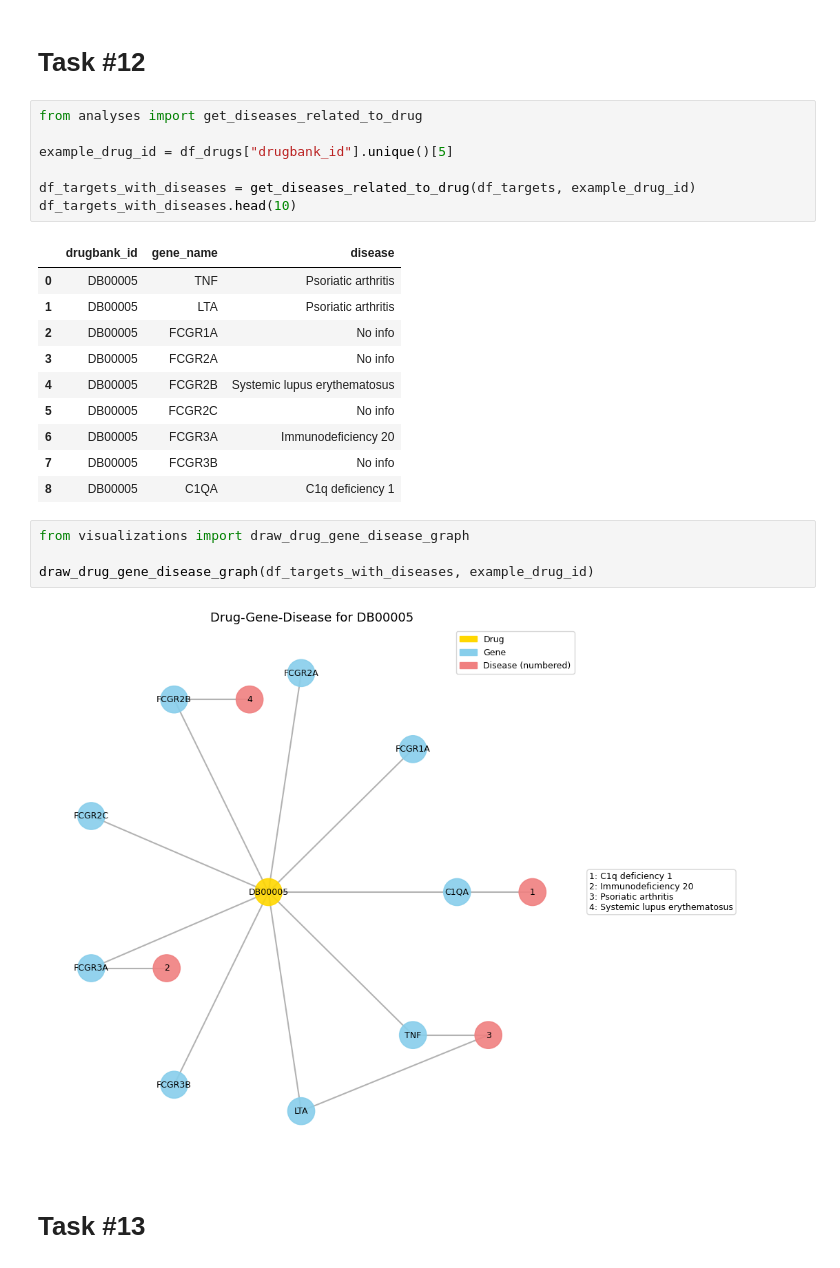
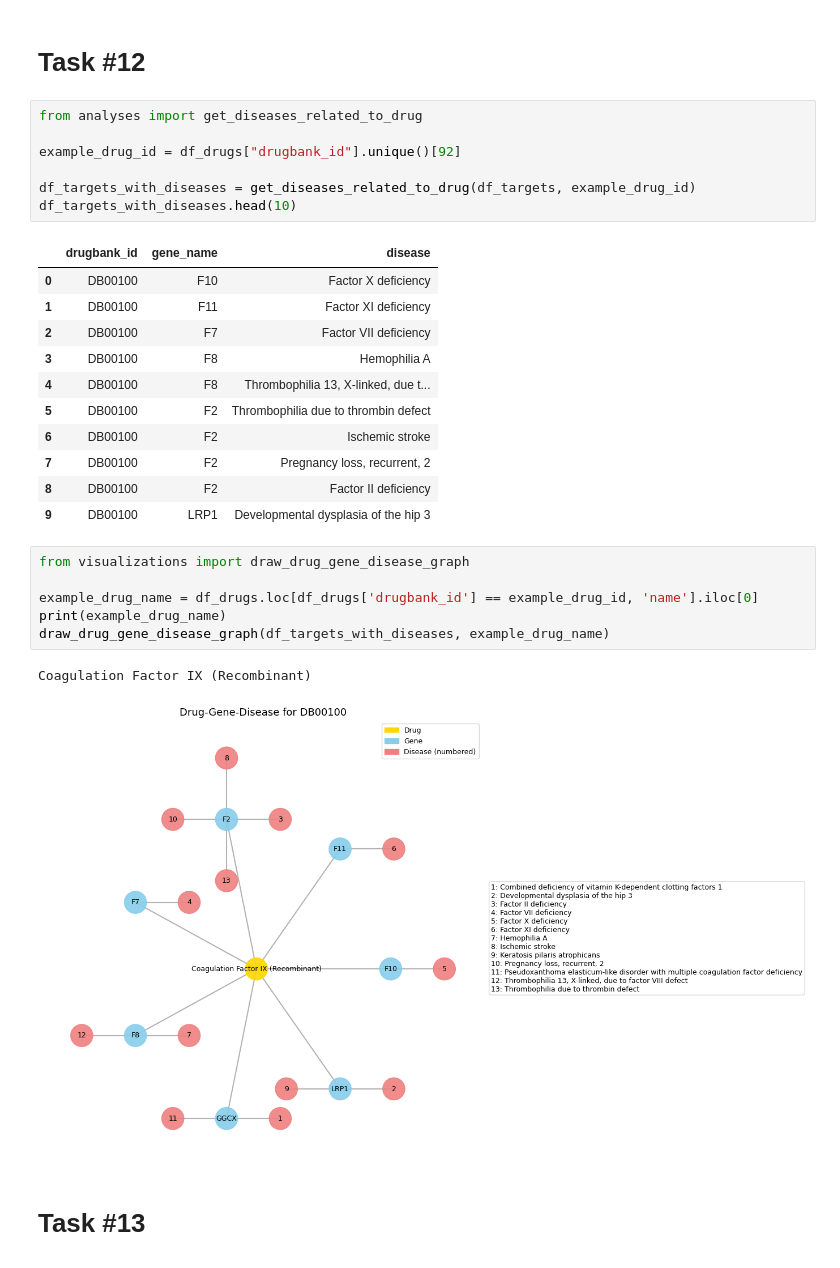
Before and after one commit to tkoso/Drugbank-Data-Analysis, a Jupyter notebook: notebooks/final_report.ipynb, the cells around one changed output. Saved outputs shown, nothing was run; the diff lists cells and outputs as text.

```diff
--- a/notebooks/final_report.ipynb
+++ b/notebooks/final_report.ipynb
@@ -253,27 +253,31 @@ draw_gene_drug_product_graph(example_gene, df_targets, df_products)
 # %%
 from analyses import get_diseases_related_to_drug
 
-example_drug_id = df_drugs["drugbank_id"].unique()[5]
+example_drug_id = df_drugs["drugbank_id"].unique()[92]
 
 df_targets_with_diseases = get_diseases_related_to_drug(df_targets, example_drug_id)
 df_targets_with_diseases.head(10)
 # %% [output]
 |  | drugbank_id | gene_name | disease |
-| 0 | DB00005 | TNF | Psoriatic arthritis |
-| 1 | DB00005 | LTA | Psoriatic arthritis |
-| 2 | DB00005 | FCGR1A | No info |
-| 3 | DB00005 | FCGR2A | No info |
-| 4 | DB00005 | FCGR2B | Systemic lupus erythematosus |
-| 5 | DB00005 | FCGR2C | No info |
-| 6 | DB00005 | FCGR3A | Immunodeficiency 20 |
-| 7 | DB00005 | FCGR3B | No info |
-| 8 | DB00005 | C1QA | C1q deficiency 1 |
+| 0 | DB00100 | F10 | Factor X deficiency |
+| 1 | DB00100 | F11 | Factor XI deficiency |
+| 2 | DB00100 | F7 | Factor VII deficiency |
+| 3 | DB00100 | F8 | Hemophilia A |
+| 4 | DB00100 | F8 | Thrombophilia 13, X-linked, due t... |
+| 5 | DB00100 | F2 | Thrombophilia due to thrombin defect |
+| 6 | DB00100 | F2 | Ischemic stroke |
+| 7 | DB00100 | F2 | Pregnancy loss, recurrent, 2 |
+| 8 | DB00100 | F2 | Factor II deficiency |
+| 9 | DB00100 | LRP1 | Developmental dysplasia of the hip 3 |
 # %%
 from visualizations import draw_drug_gene_disease_graph
 
-draw_drug_gene_disease_graph(df_targets_with_diseases, example_drug_id)
+example_drug_name = df_drugs.loc[df_drugs['drugbank_id'] == example_drug_id, 'name'].iloc[0]
+print(example_drug_name)
+draw_drug_gene_disease_graph(df_targets_with_diseases, example_drug_name)
 # %% [output]
+Coagulation Factor IX (Recombinant)
-[figure, old version]
+[figure, new version]
 # %% [markdown]
 # Task #13
 # %%
```
Also changed, not shown: parts of 3 cells of this notebook, 1 other file.
